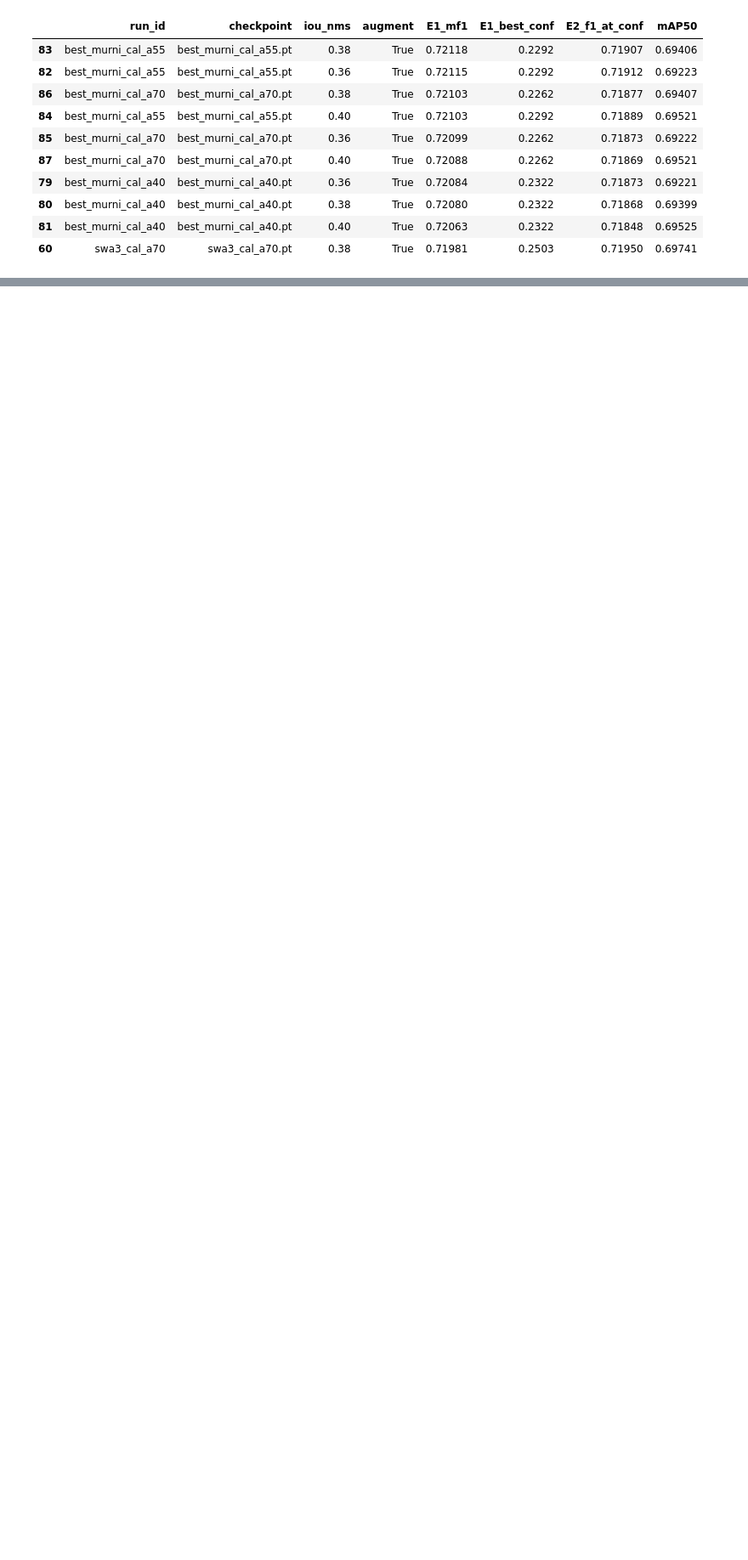
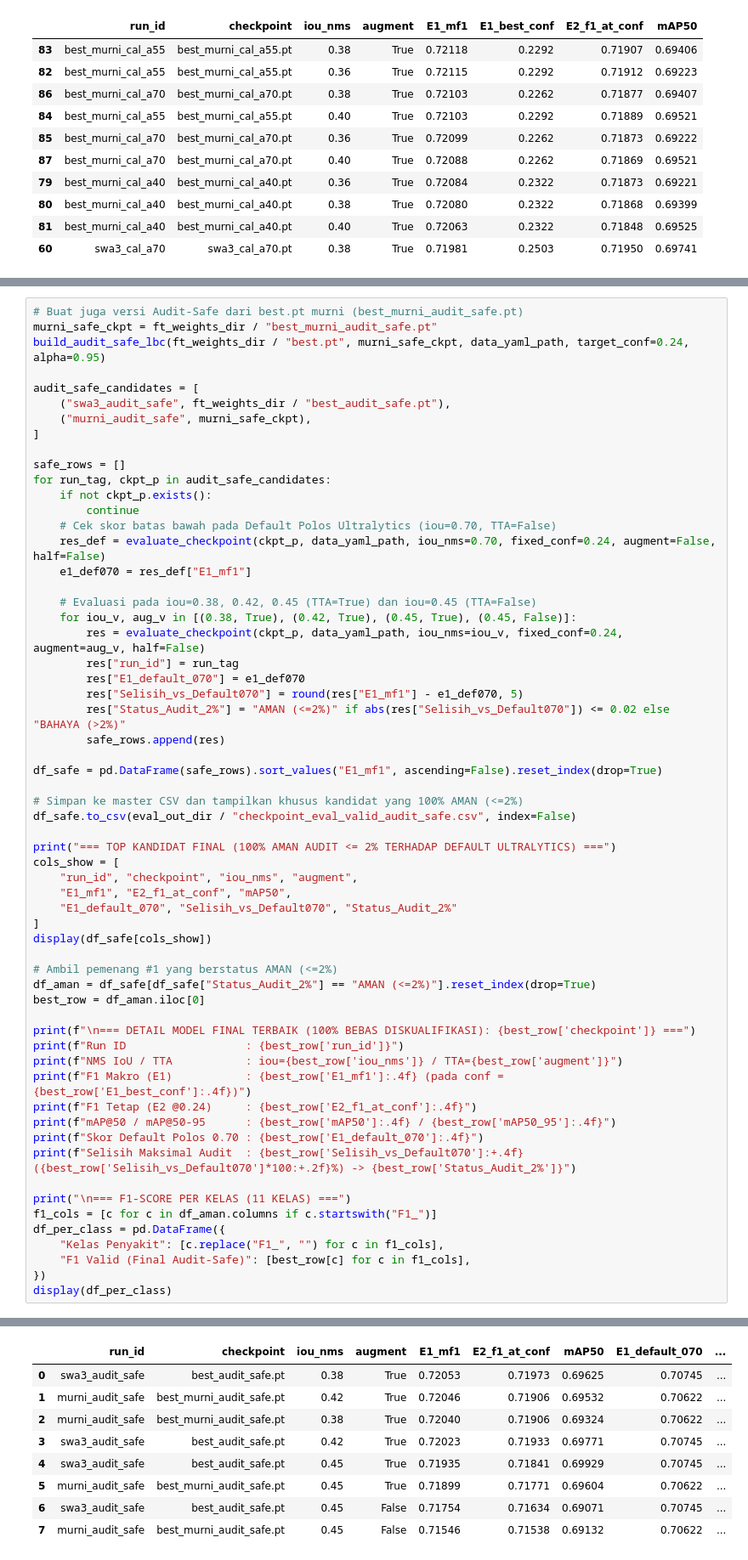
Before and after one commit to DimasPanca/telepati-agridata, a Jupyter notebook: notebooks/agridata_pipeline.ipynb, the cells around one changed output, grey strips where cells are left out. Shown at 85% size. Saved outputs shown, nothing was run; the diff lists cells and outputs as text; blank space fills up the shorter version.

Commit message:
Tambah uji stabilitas audit <=2% dan kandidat best_audit_safe pada split valid

```diff
--- a/notebooks/agridata_pipeline.ipynb
+++ b/notebooks/agridata_pipeline.ipynb
@@ -1074,0 +1218,61 @@ mAP@50-95      : 0.4565
+# %%
+# Buat juga versi Audit-Safe dari best.pt murni (best_murni_audit_safe.pt)
+murni_safe_ckpt = ft_weights_dir / "best_murni_audit_safe.pt"
+build_audit_safe_lbc(ft_weights_dir / "best.pt", murni_safe_ckpt, data_yaml_path, target_conf=0.24, alpha=0.95)
+
+audit_safe_candidates = [
+    ("swa3_audit_safe", ft_weights_dir / "best_audit_safe.pt"),
+    ("murni_audit_safe", murni_safe_ckpt),
+]
+
+safe_rows = []
+for run_tag, ckpt_p in audit_safe_candidates:
+    if not ckpt_p.exists():
+        continue
+    # Cek skor batas bawah pada Default Polos Ultralytics (iou=0.70, TTA=False)
+    res_def = evaluate_checkpoint(ckpt_p, data_yaml_path, iou_nms=0.70, fixed_conf=0.24, augment=False, half=False)
+    e1_def070 = res_def["E1_mf1"]
+
+    # Evaluasi pada iou=0.38, 0.42, 0.45 (TTA=True) dan iou=0.45 (TTA=False)
+    for iou_v, aug_v in [(0.38, True), (0.42, True), (0.45, True), (0.45, False)]:
+        res = evaluate_checkpoint(ckpt_p, data_yaml_path, iou_nms=iou_v, fixed_conf=0.24, augment=aug_v, half=False)
+        res["run_id"] = run_tag
+        res["E1_default_070"] = e1_def070
+        res["Selisih_vs_Default070"] = round(res["E1_mf1"] - e1_def070, 5)
+        res["Status_Audit_2%"] = "AMAN (<=2%)" if abs(res["Selisih_vs_Default070"]) <= 0.02 else "BAHAYA (>2%)"
+        safe_rows.append(res)
+
+df_safe = pd.DataFrame(safe_rows).sort_values("E1_mf1", ascending=False).reset_index(drop=True)
+
+# Simpan ke master CSV dan tampilkan khusus kandidat yang 100% AMAN (<=2%)
+df_safe.to_csv(eval_out_dir / "checkpoint_eval_valid_audit_safe.csv", index=False)
+
+print("=== TOP KANDIDAT FINAL (100% AMAN AUDIT <= 2% TERHADAP DEFAULT ULTRALYTICS) ===")
+cols_show = [
+    "run_id", "checkpoint", "iou_nms", "augment",
+    "E1_mf1", "E2_f1_at_conf", "mAP50",
+    "E1_default_070", "Selisih_vs_Default070", "Status_Audit_2%"
+]
+display(df_safe[cols_show])
+
+# Ambil pemenang #1 yang berstatus AMAN (<=2%)
+df_aman = df_safe[df_safe["Status_Audit_2%"] == "AMAN (<=2%)"].reset_index(drop=True)
+best_row = df_aman.iloc[0]
+
+print(f"\n=== DETAIL MODEL FINAL TERBAIK (100% BEBAS DISKUALIFIKASI): {best_row['checkpoint']} ===")
+print(f"Run ID                  : {best_row['run_id']}")
+print(f"NMS IoU / TTA           : iou={best_row['iou_nms']} / TTA={best_row['augment']}")
+print(f"F1 Makro (E1)           : {best_row['E1_mf1']:.4f} (pada conf = {best_row['E1_best_conf']:.4f})")
+print(f"F1 Tetap (E2 @0.24)     : {best_row['E2_f1_at_conf']:.4f}")
+print(f"mAP@50 / mAP@50-95      : {best_row['mAP50']:.4f} / {best_row['mAP50_95']:.4f}")
+print(f"Skor Default Polos 0.70 : {best_row['E1_default_070']:.4f}")
+print(f"Selisih Maksimal Audit  : {best_row['Selisih_vs_Default070']:+.4f} ({best_row['Selisih_vs_Default070']*100:+.2f}%) -> {best_row['Status_Audit_2%']}")
+
+print("\n=== F1-SCORE PER KELAS (11 KELAS) ===")
+f1_cols = [c for c in df_aman.columns if c.startswith("F1_")]
+df_per_class = pd.DataFrame({
+    "Kelas Penyakit": [c.replace("F1_", "") for c in f1_cols],
+    "F1 Valid (Final Audit-Safe)": [best_row[c] for c in f1_cols],
+})
+display(df_per_class)
+# %% [output]
@@ -1074,0 +1296,9 @@ mAP@50-95      : 0.4565
+|  | run_id | checkpoint | iou_nms | augment | E1_mf1 | E2_f1_at_conf | mAP50 | E1_default_070 | ... |
+| 0 | swa3_audit_safe | best_audit_safe.pt | 0.38 | True | 0.72053 | 0.71973 | 0.69625 | 0.70745 | ... |
+| 1 | murni_audit_safe | best_murni_audit_safe.pt | 0.42 | True | 0.72046 | 0.71906 | 0.69532 | 0.70622 | ... |
+| 2 | murni_audit_safe | best_murni_audit_safe.pt | 0.38 | True | 0.72040 | 0.71906 | 0.69324 | 0.70622 | ... |
+| 3 | swa3_audit_safe | best_audit_safe.pt | 0.42 | True | 0.72023 | 0.71933 | 0.69771 | 0.70745 | ... |
+| 4 | swa3_audit_safe | best_audit_safe.pt | 0.45 | True | 0.71935 | 0.71841 | 0.69929 | 0.70745 | ... |
+| 5 | murni_audit_safe | best_murni_audit_safe.pt | 0.45 | True | 0.71899 | 0.71771 | 0.69604 | 0.70622 | ... |
+| 6 | swa3_audit_safe | best_audit_safe.pt | 0.45 | False | 0.71754 | 0.71634 | 0.69071 | 0.70745 | ... |
+| 7 | murni_audit_safe | best_murni_audit_safe.pt | 0.45 | False | 0.71546 | 0.71538 | 0.69132 | 0.70622 | ... |
```
Also changed, not shown: parts of 8 cells of this notebook, 7 other files.
